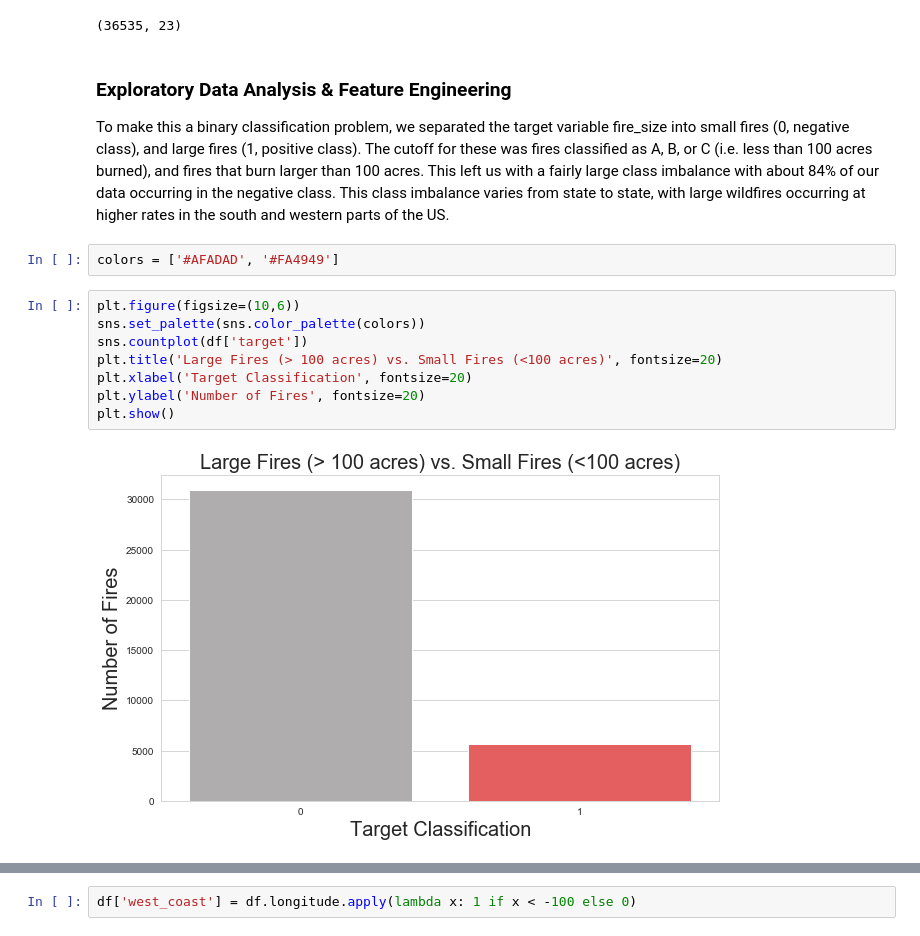
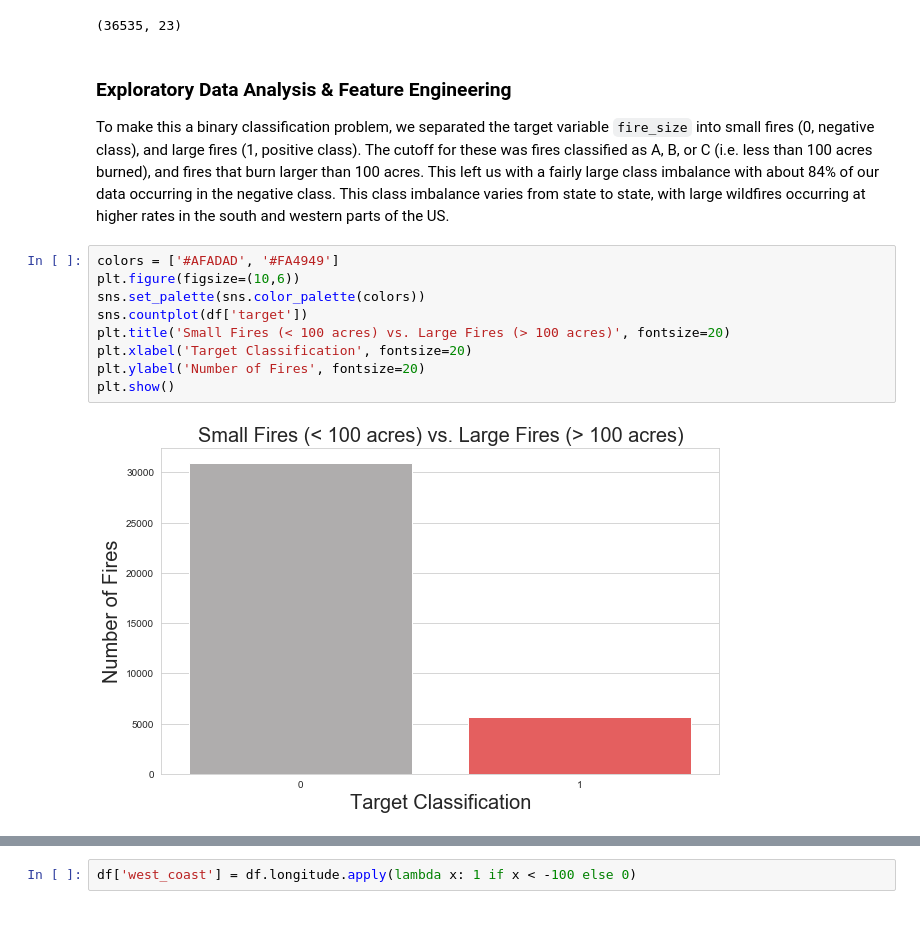
Before and after one commit to fernandez-justin/Forest_Fire_Classification, a Jupyter notebook: final_notebook.ipynb, the cells around one changed output, grey strips where cells are left out. Saved outputs shown, nothing was run; the diff lists cells and outputs as text.

```diff
--- a/final_notebook.ipynb
+++ b/final_notebook.ipynb
@@ -67,16 +69,15 @@ df.shape
 (36535, 23)
 # %% [markdown]
 ### Exploratory Data Analysis & Feature Engineering
-To make this a binary classification problem, we separated the target variable fire_size into small fires (0, negative class), and large fires (1, positive class). The cutoff for these was fires classified as A, B, or C (i.e. less than 100 acres burned), and fires that burn larger than 100 acres. This left us with a fairly large class imbalance with about 84% of our data occurring in the negative class. This class imbalance varies from state to state, with large wildfires occurring at higher rates in the south and western parts of the US.
+To make this a binary classification problem, we separated the target variable `fire_size` into small fires (0, negative class), and large fires (1, positive class). The cutoff for these was fires classified as A, B, or C (i.e. less than 100 acres burned), and fires that burn larger than 100 acres. This left us with a fairly large class imbalance with about 84% of our data occurring in the negative class. This class imbalance varies from state to state, with large wildfires occurring at higher rates in the south and western parts of the US.
-# %%
-colors = ['#AFADAD', '#FA4949']
 # %%
+colors = ['#AFADAD', '#FA4949']
 plt.figure(figsize=(10,6))
 sns.set_palette(sns.color_palette(colors))
 sns.countplot(df['target'])
-plt.title('Large Fires (> 100 acres) vs. Small Fires (<100 acres)', fontsize=20)
+plt.title('Small Fires (< 100 acres) vs. Large Fires (> 100 acres)', fontsize=20)
 plt.xlabel('Target Classification', fontsize=20)
 plt.ylabel('Number of Fires', fontsize=20)
 plt.show()
 # %% [output]
-[figure, old version]
+[figure, new version]
```
Also changed, not shown: parts of 12 cells of this notebook, 3 other files.
